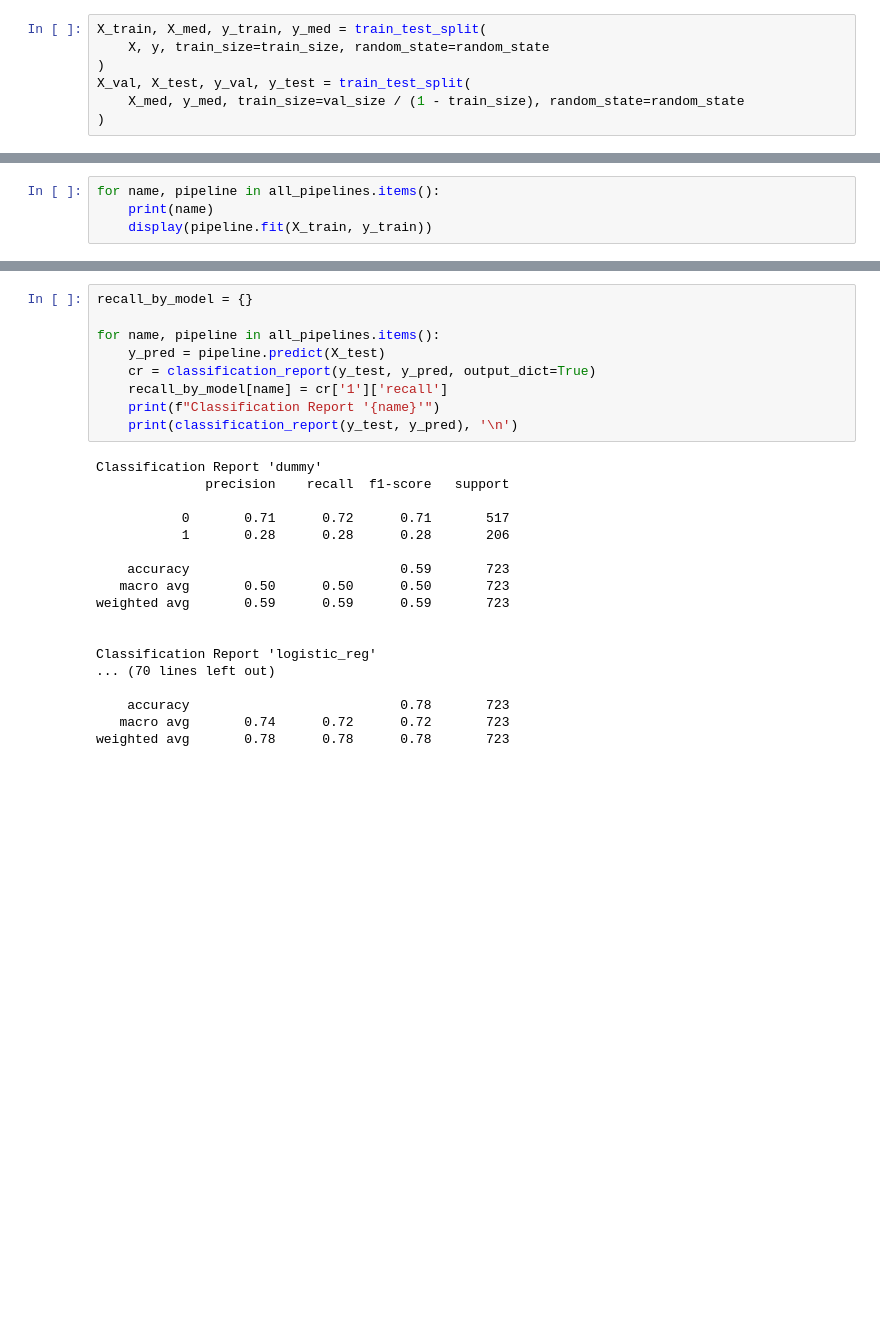
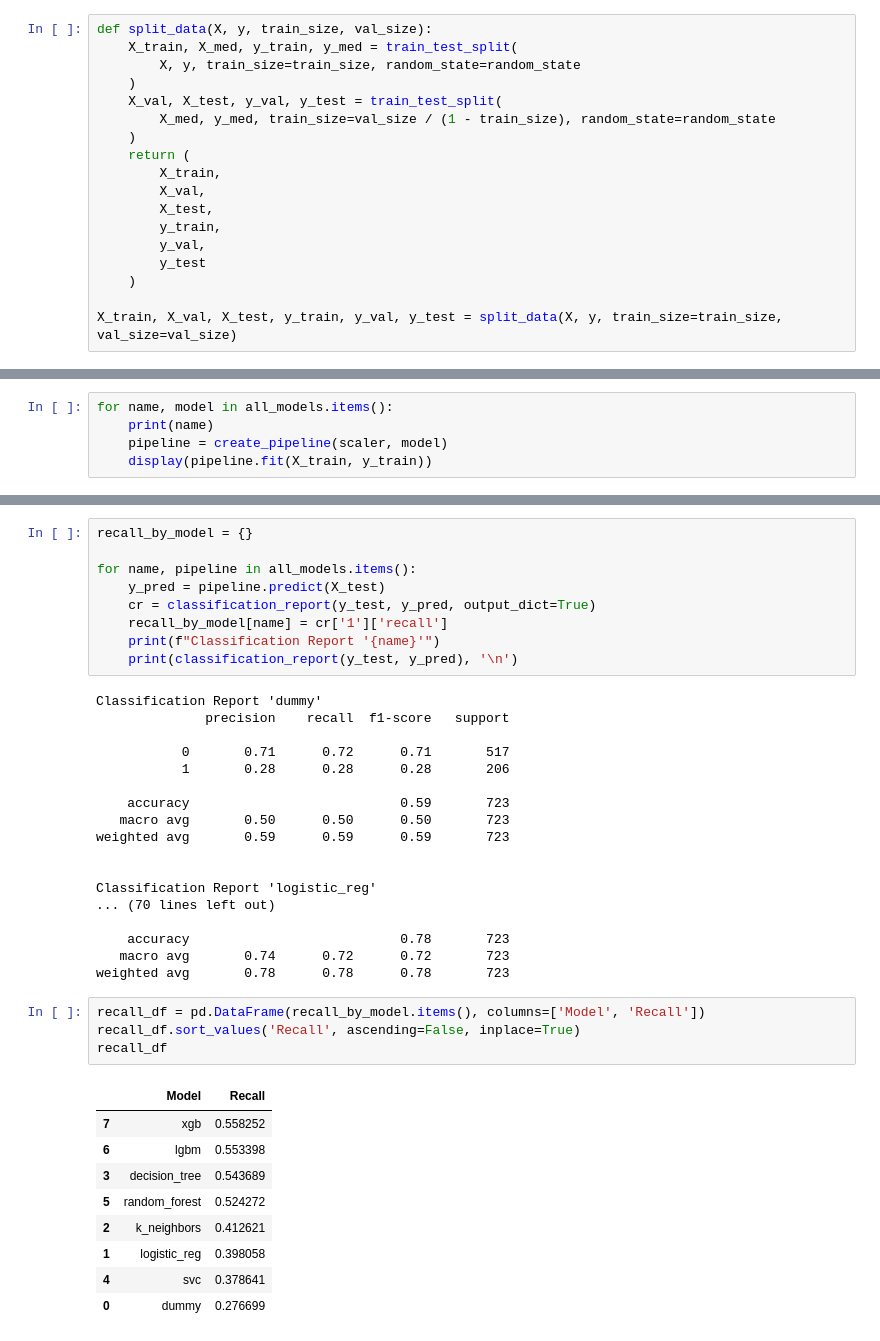
Before and after one commit to nicoacevedor/MDS7202, a Jupyter notebook: proyecto2/Proyecto2.ipynb, the cells around one changed output, grey strips where cells are left out. Drawn from its saved outputs; the diff is of its cells as text; blank space fills up the shorter version.

```diff
--- a/proyecto2/Proyecto2.ipynb
+++ b/proyecto2/Proyecto2.ipynb
@@ -174,12 +175,23 @@ X_preprocessed = scaler.fit_transform(X)
 # %% [markdown]
 #### 3.2 Holdout
 # %%
-X_train, X_med, y_train, y_med = train_test_split(
-    X, y, train_size=train_size, random_state=random_state
-)
-X_val, X_test, y_val, y_test = train_test_split(
-    X_med, y_med, train_size=val_size / (1 - train_size), random_state=random_state
-)
+def split_data(X, y, train_size, val_size):
+    X_train, X_med, y_train, y_med = train_test_split(
+        X, y, train_size=train_size, random_state=random_state
+    )
+    X_val, X_test, y_val, y_test = train_test_split(
+        X_med, y_med, train_size=val_size / (1 - train_size), random_state=random_state
+    )
+    return (
+        X_train,
+        X_val,
+        X_test,
+        y_train,
+        y_val,
+        y_test
+    )
+
+X_train, X_val, X_test, y_train, y_val, y_test = split_data(X, y, train_size=train_size, val_size=val_size)
 # %% [markdown]
 #### 3.3 Datos nulos
 # %%
@@ -240,8 +233,9 @@ all_pipelines = {
 # %% [markdown]
 ### Entrenamiento de los modelos
 # %%
-for name, pipeline in all_pipelines.items():
+for name, model in all_models.items():
     print(name)
+    pipeline = create_pipeline(scaler, model)
     display(pipeline.fit(X_train, y_train))
 # %% [output]
 dummy
@@ -358,7 +352,7 @@ Pipeline(steps=[('transformer',
 # %%
 recall_by_model = {}
 
-for name, pipeline in all_pipelines.items():
+for name, pipeline in all_models.items():
     y_pred = pipeline.predict(X_test)
     cr = classification_report(y_test, y_pred, output_dict=True)
     recall_by_model[name] = cr['1']['recall']
@@ -382,3 +376,17 @@ Classification Report 'logistic_reg'
     accuracy                           0.78       723
    macro avg       0.74      0.72      0.72       723
 weighted avg       0.78      0.78      0.78       723
+# %%
+recall_df = pd.DataFrame(recall_by_model.items(), columns=['Model', 'Recall'])
+recall_df.sort_values('Recall', ascending=False, inplace=True)
+recall_df
+# %% [output]
+|  | Model | Recall |
+| 7 | xgb | 0.558252 |
+| 6 | lgbm | 0.553398 |
+| 3 | decision_tree | 0.543689 |
+| 5 | random_forest | 0.524272 |
+| 2 | k_neighbors | 0.412621 |
+| 1 | logistic_reg | 0.398058 |
+| 4 | svc | 0.378641 |
+| 0 | dummy | 0.276699 |
```
Also changed, not shown: parts of 11 cells of this notebook.
